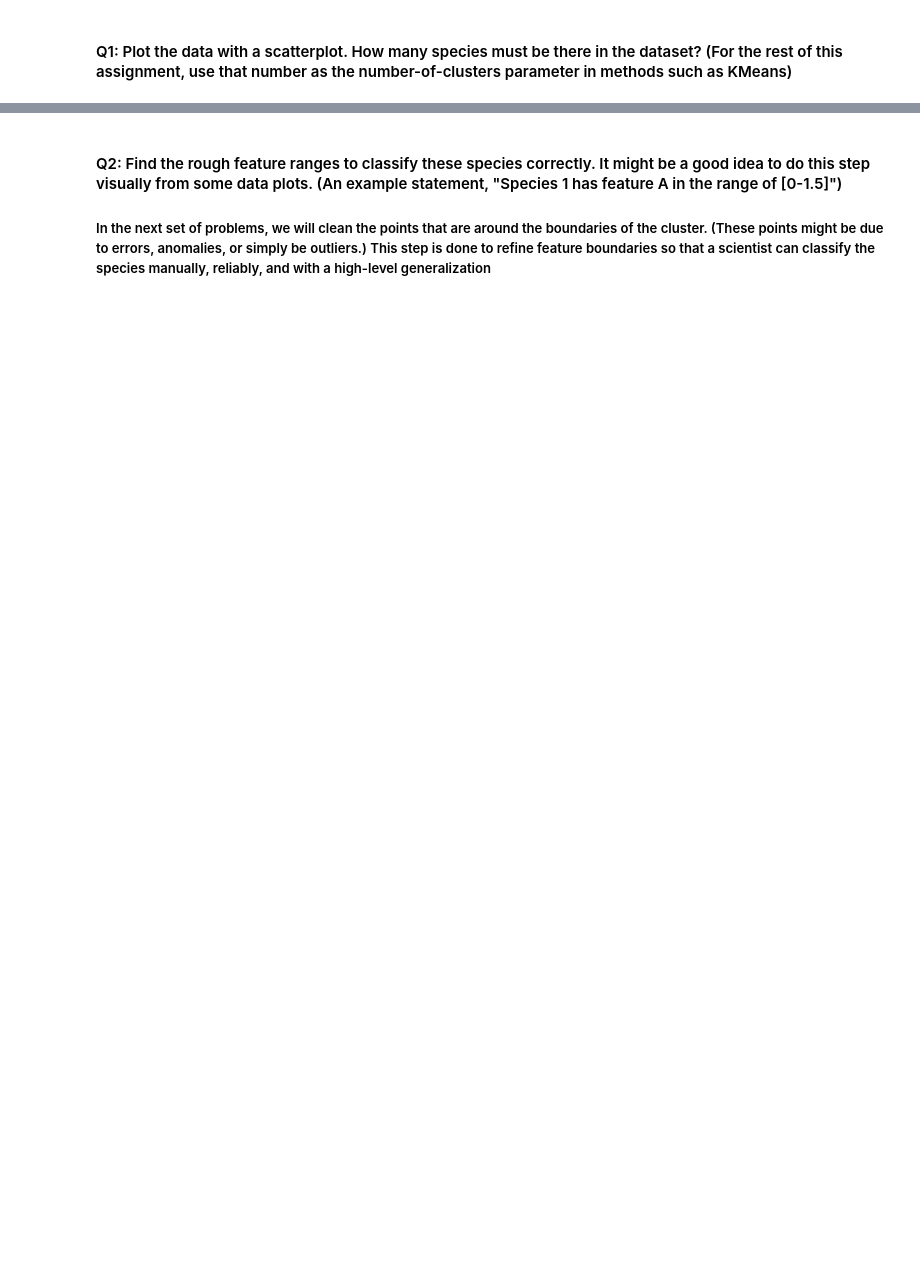
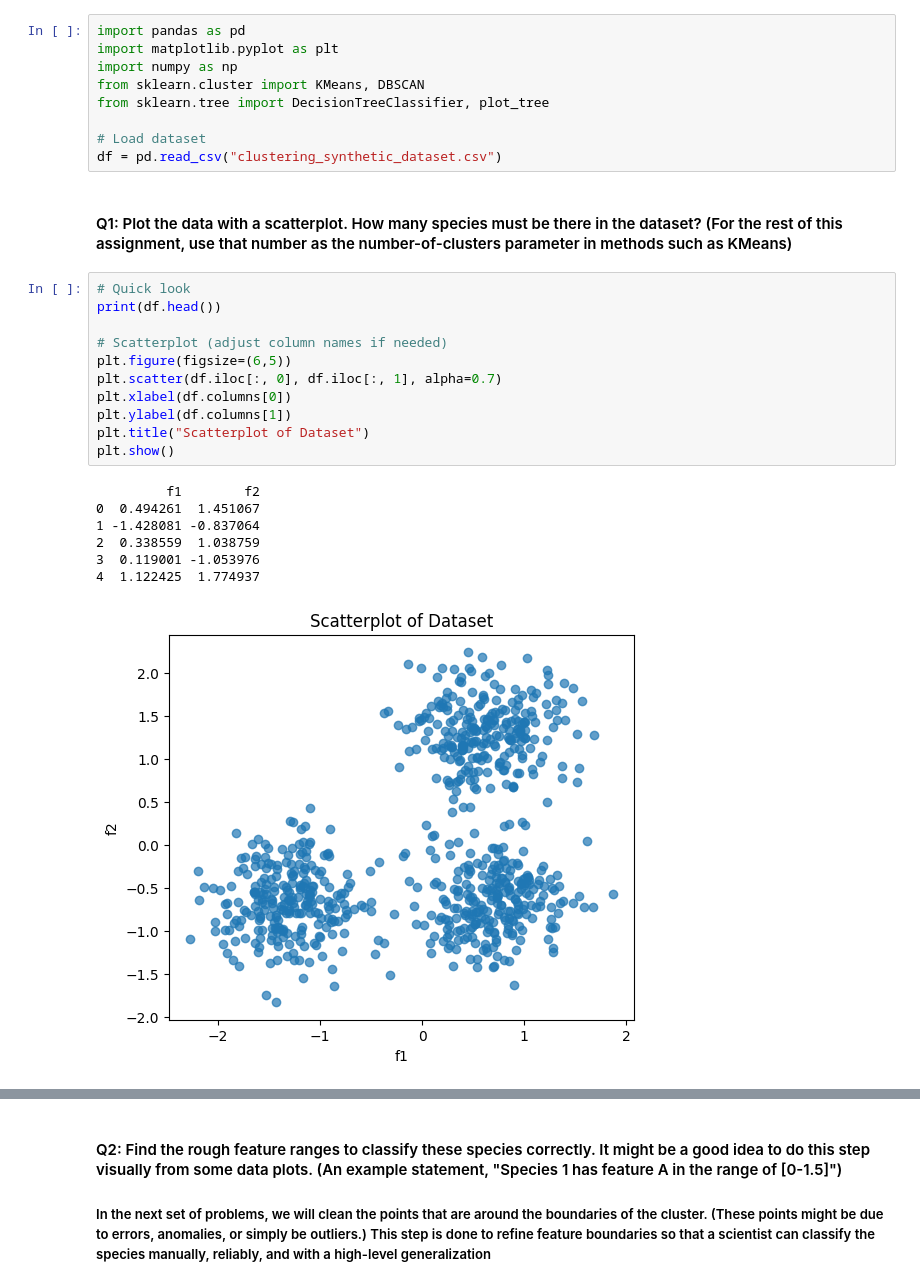
Before and after one commit to drenard921/JHU_AML, a Jupyter notebook: HW8/drenard_Assignment08_ML.ipynb, the cells around one changed output, grey strips where cells are left out. Drawn from its saved outputs; the diff is of its cells as text; blank space fills up the shorter version.

```diff
--- a/HW8/drenard_Assignment08_ML.ipynb
+++ b/HW8/drenard_Assignment08_ML.ipynb
@@ -7,5 +7,33 @@
 
 
 ## HW Assignment 8: Applied Machine Learning @JHU
+# %%
+import pandas as pd
+import matplotlib.pyplot as plt
+import numpy as np
+from sklearn.cluster import KMeans, DBSCAN
+from sklearn.tree import DecisionTreeClassifier, plot_tree
+
+# Load dataset
+df = pd.read_csv("clustering_synthetic_dataset.csv")
 # %% [markdown]
 #### Q1: Plot the data  with a scatterplot.  How many species  must be there  in the dataset? (For the rest of this assignment,  use that  number as the number-of-clusters  parameter in methods  such as KMeans)
+# %%
+# Quick look
+print(df.head())
+
+# Scatterplot (adjust column names if needed)
+plt.figure(figsize=(6,5))
+plt.scatter(df.iloc[:, 0], df.iloc[:, 1], alpha=0.7)
+plt.xlabel(df.columns[0])
+plt.ylabel(df.columns[1])
+plt.title("Scatterplot of Dataset")
+plt.show()
+# %% [output]
+         f1        f2
+0  0.494261  1.451067
+1 -1.428081 -0.837064
+2  0.338559  1.038759
+3  0.119001 -1.053976
+4  1.122425  1.774937
+[figure, added]
```
Also changed, not shown: parts of 15 cells of this notebook, 1 other file.
